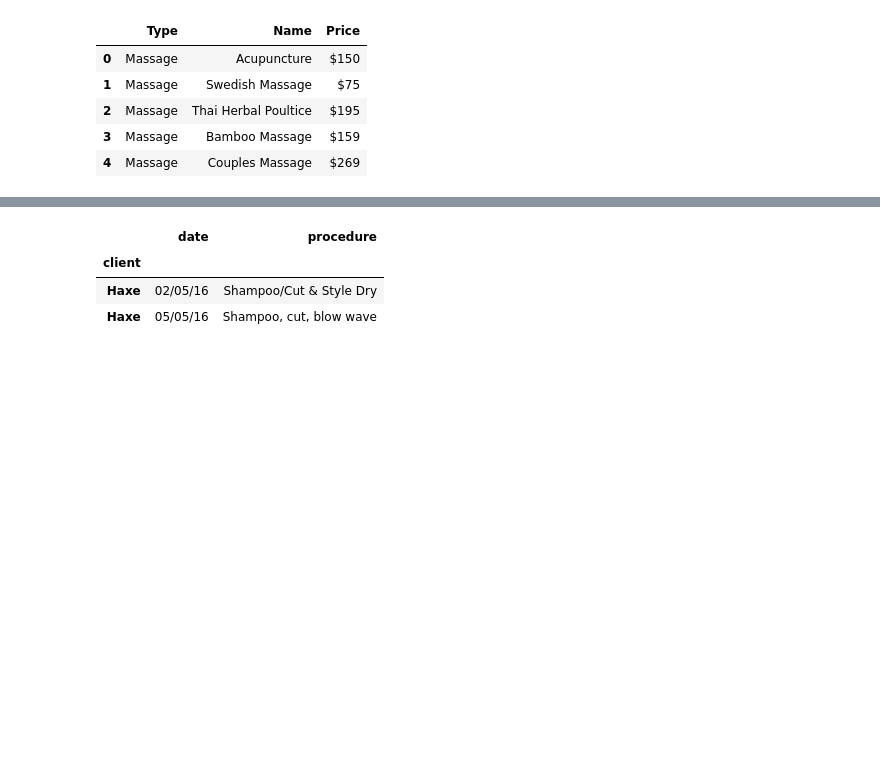
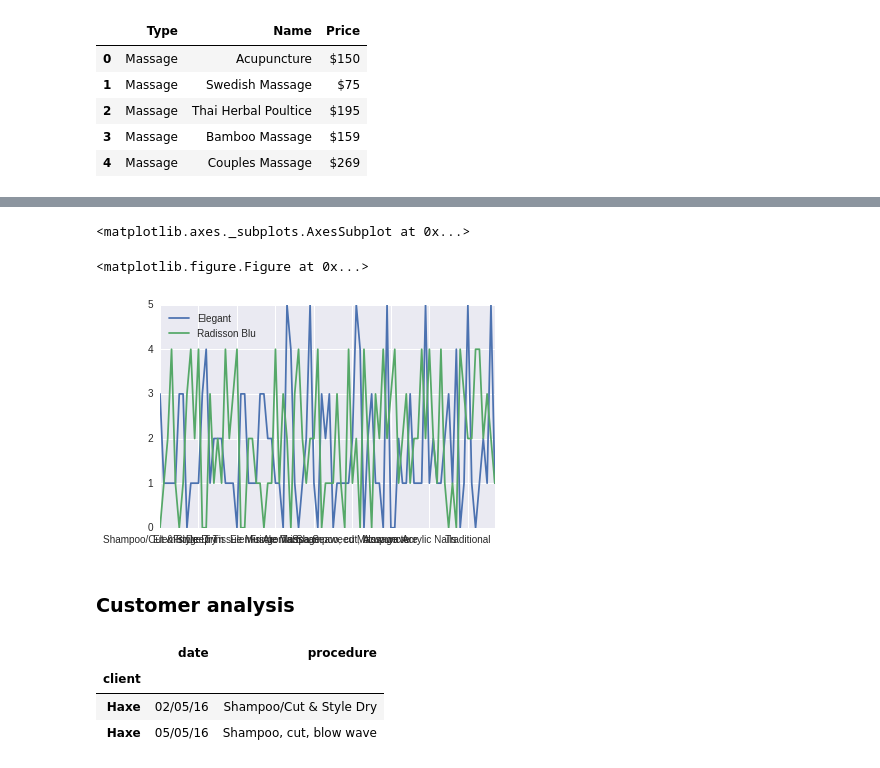
Before and after one commit to iapkarian/cosmetic_dataset, a Jupyter notebook: salon_analysis.ipynb, the cells around one changed output, grey strips where cells are left out. Drawn from its saved outputs; the diff is of its cells as text; code cells hidden in the pictures; blank space fills up the shorter version.

```diff
--- a/salon_analysis.ipynb
+++ b/salon_analysis.ipynb
@@ -74 +49,43 @@ t = test.ix['q']
+# %%
+#The most popular procedure in each of the salons
+procedures = df['procedure']
+
+#First salon
+salon_1 = []
+
+for elem in procedures:
+    score = 0
+    for row in df['procedure'][df['salon'] == 'Elegant']:
+        if elem in row:
+            score +=1
+        else:
+            continue
+    salon_1.append(score)
+
+#Second salon
+salon_2 = []
+
+for elem in procedures:
+    score = 0
+    for row in df['procedure'][df['salon'] == 'Radisson Blu']:
+        if elem in row:
+            score +=1
+        else:
+            continue
+    salon_2.append(score)
+
+#Create a DataFrame
+data = {'Elegant': salon_1,
+        'Radisson Blu': salon_2}
+df_count = pd.DataFrame(data, columns=['Elegant', 'Radisson Blu'], index=list(procedures))
+
+#Build graf
+plt.figure(figsize=(20,5))
+df_count.plot()
+# %% [output]
+<matplotlib.axes._subplots.AxesSubplot at 0x...>
+<matplotlib.figure.Figure at 0x...>
+[figure, added]
+# %% [markdown]
+### Сustomer analysis
 # %%
```
Also changed, not shown: parts of 11 cells of this notebook.
